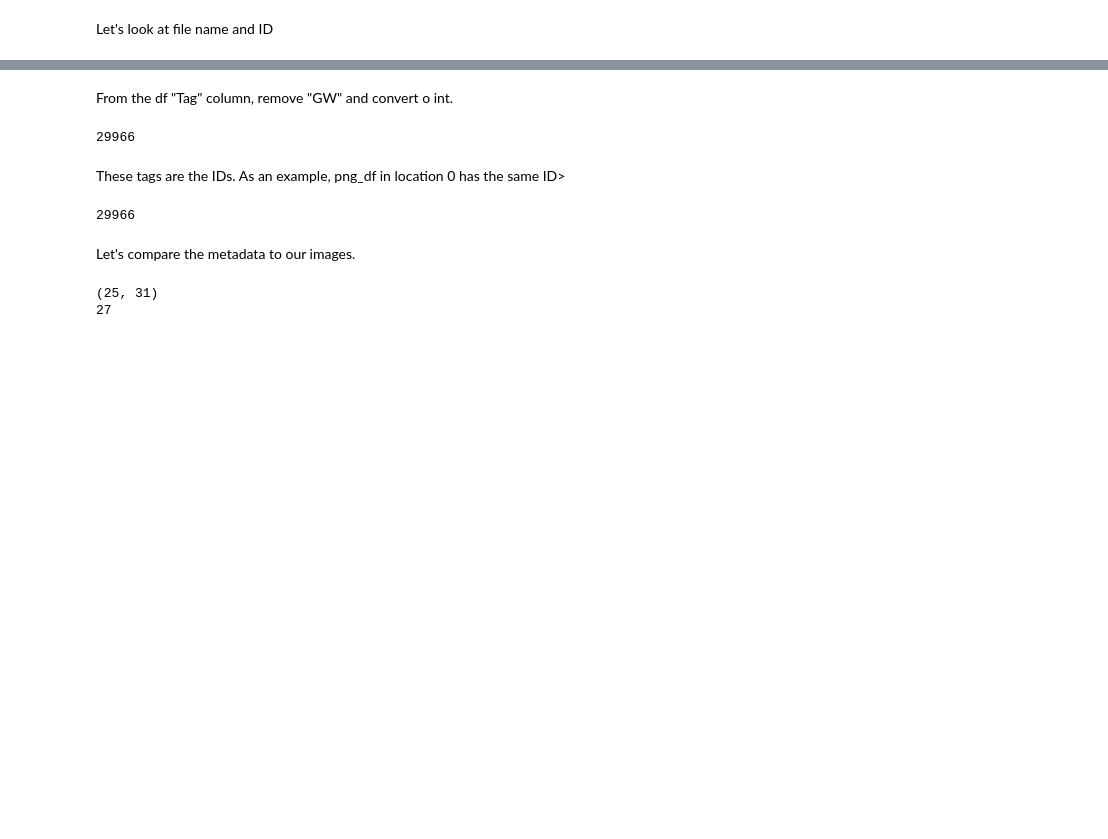
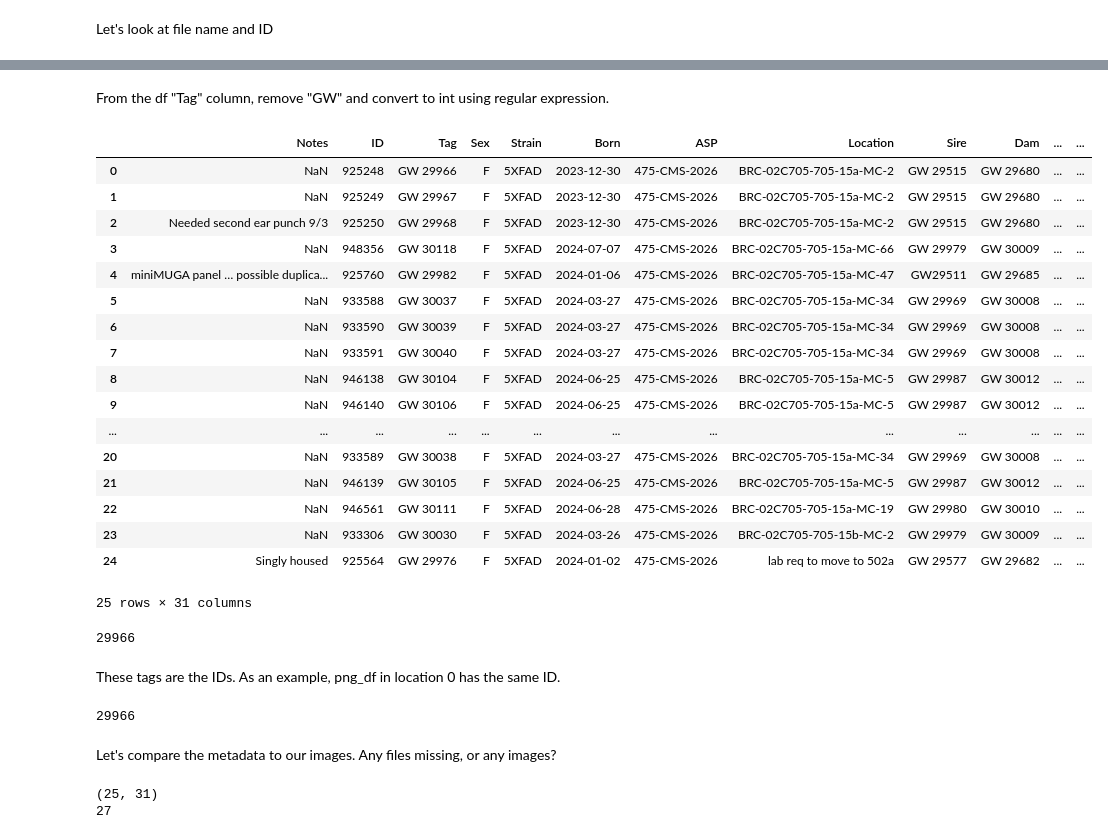
Before and after one commit to banskotan2/Deep_Learning, a Jupyter notebook: deep_learning_day_1.ipynb, the cells around one changed output, grey strips where cells are left out. Drawn from its saved outputs; the diff is of its cells as text; code cells hidden in the pictures; blank space fills up the shorter version.

```diff
--- a/deep_learning_day_1.ipynb
+++ b/deep_learning_day_1.ipynb
@@ -921,5 +1203,26 @@ print(png_df.iloc[0,0])
 # %% [markdown]
-From the df "Tag" column, remove "GW" and convert o int.
+From the df "Tag" column, remove "GW" and convert to int using regular expression.
+# %%
+df
+# %% [output]
+|  | Notes | ID | Tag | Sex | Strain | Born | ASP | Location | Sire | Dam | ... | ... |
+| 0 | NaN | 925248 | GW 29966 | F | 5XFAD | 2023-12-30 | 475-CMS-2026 | BRC-02C705-705-15a-MC-2 | GW 29515 | GW 29680 | ... | ... |
+| 1 | NaN | 925249 | GW 29967 | F | 5XFAD | 2023-12-30 | 475-CMS-2026 | BRC-02C705-705-15a-MC-2 | GW 29515 | GW 29680 | ... | ... |
+| 2 | Needed second ear punch 9/3 | 925250 | GW 29968 | F | 5XFAD | 2023-12-30 | 475-CMS-2026 | BRC-02C705-705-15a-MC-2 | GW 29515 | GW 29680 | ... | ... |
+| 3 | NaN | 948356 | GW 30118 | F | 5XFAD | 2024-07-07 | 475-CMS-2026 | BRC-02C705-705-15a-MC-66 | GW 29979 | GW 30009 | ... | ... |
+| 4 | miniMUGA panel … possible duplica... | 925760 | GW 29982 | F | 5XFAD | 2024-01-06 | 475-CMS-2026 | BRC-02C705-705-15a-MC-47 | GW29511 | GW 29685 | ... | ... |
+| 5 | NaN | 933588 | GW 30037 | F | 5XFAD | 2024-03-27 | 475-CMS-2026 | BRC-02C705-705-15a-MC-34 | GW 29969 | GW 30008 | ... | ... |
+| 6 | NaN | 933590 | GW 30039 | F | 5XFAD | 2024-03-27 | 475-CMS-2026 | BRC-02C705-705-15a-MC-34 | GW 29969 | GW 30008 | ... | ... |
+| 7 | NaN | 933591 | GW 30040 | F | 5XFAD | 2024-03-27 | 475-CMS-2026 | BRC-02C705-705-15a-MC-34 | GW 29969 | GW 30008 | ... | ... |
+| 8 | NaN | 946138 | GW 30104 | F | 5XFAD | 2024-06-25 | 475-CMS-2026 | BRC-02C705-705-15a-MC-5 | GW 29987 | GW 30012 | ... | ... |
+| 9 | NaN | 946140 | GW 30106 | F | 5XFAD | 2024-06-25 | 475-CMS-2026 | BRC-02C705-705-15a-MC-5 | GW 29987 | GW 30012 | ... | ... |
+| ... | ... | ... | ... | ... | ... | ... | ... | ... | ... | ... | ... | ... |
+| 20 | NaN | 933589 | GW 30038 | F | 5XFAD | 2024-03-27 | 475-CMS-2026 | BRC-02C705-705-15a-MC-34 | GW 29969 | GW 30008 | ... | ... |
+| 21 | NaN | 946139 | GW 30105 | F | 5XFAD | 2024-06-25 | 475-CMS-2026 | BRC-02C705-705-15a-MC-5 | GW 29987 | GW 30012 | ... | ... |
+| 22 | NaN | 946561 | GW 30111 | F | 5XFAD | 2024-06-28 | 475-CMS-2026 | BRC-02C705-705-15a-MC-19 | GW 29980 | GW 30010 | ... | ... |
+| 23 | NaN | 933306 | GW 30030 | F | 5XFAD | 2024-03-26 | 475-CMS-2026 | BRC-02C705-705-15b-MC-2 | GW 29979 | GW 30009 | ... | ... |
+| 24 | Singly housed | 925564 | GW 29976 | F | 5XFAD | 2024-01-02 | 475-CMS-2026 | lab req to move to 502a | GW 29577 | GW 29682 | ... | ... |
+25 rows × 31 columns
 # %%
 df["Tag"]=df.Tag.str.replace("GW","").astype(int)
 # %%
@@ -927,13 +1230,13 @@ df["Tag"][0]
 # %% [output]
 29966
 # %% [markdown]
-These tags are the IDs. As an example, png_df in location 0 has the same ID>
+These tags are the IDs. As an example, png_df in location 0 has the same ID.
 # %%
 png_df["Tag"][0]
 # %% [output]
 29966
 # %% [markdown]
-Let's compare the metadata to our images.
+Let's compare the metadata to our images. Any files missing, or any images?
 # %%
 df_tag=df.Tag.tolist()
 png_tag=png_df.Tag.tolist()
```
Also changed, not shown: parts of 60 cells of this notebook.
